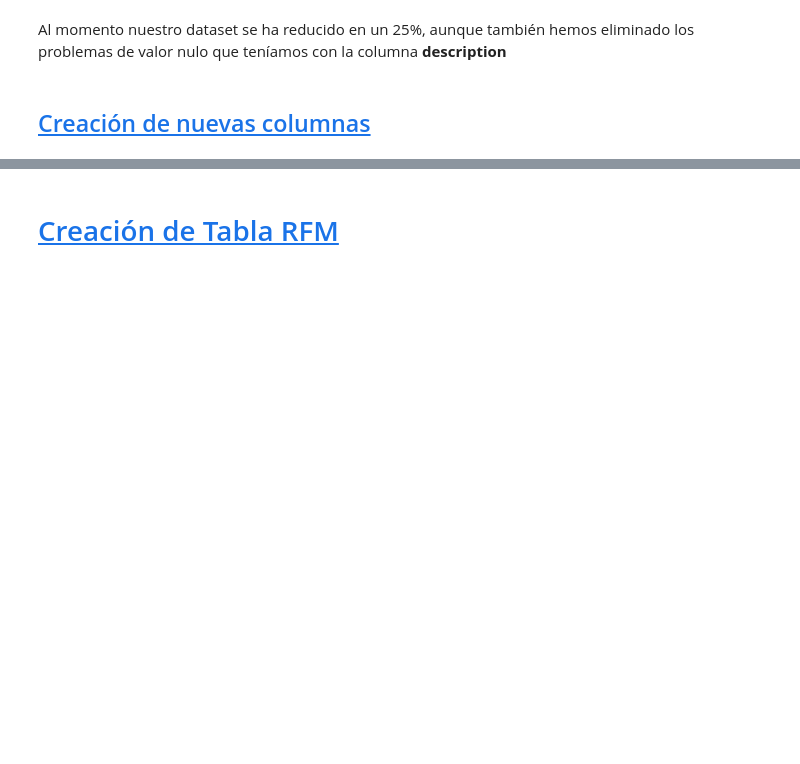
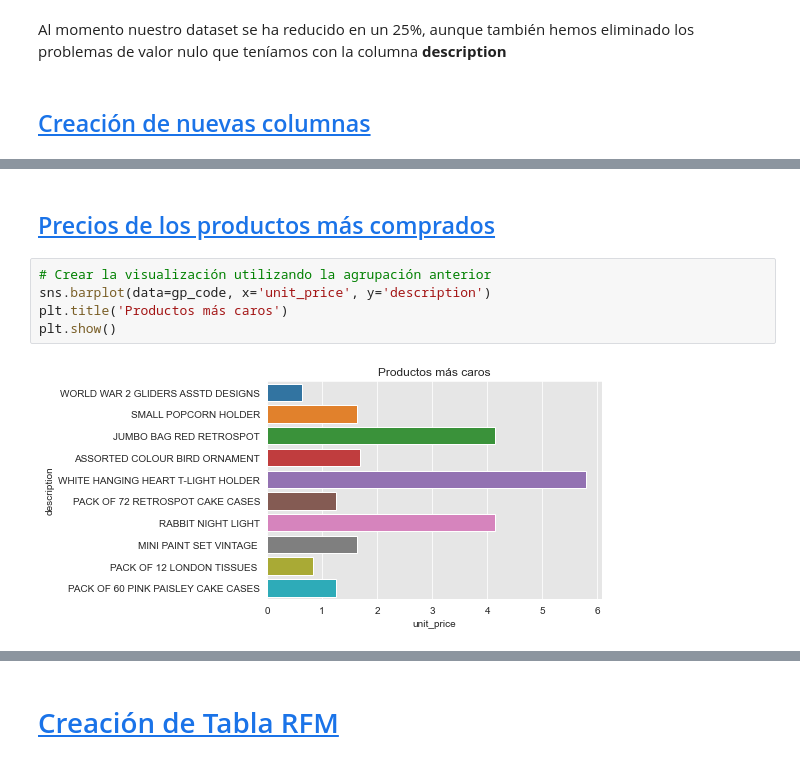
Before and after one commit to MaElmoon39/RetailSaviors, a Jupyter notebook: notebooks/segmentacion_clientes.ipynb, the cells around one changed output, grey strips where cells are left out. Drawn from its saved outputs; the diff is of its cells as text; blank space fills up the shorter version.

```diff
--- a/notebooks/segmentacion_clientes.ipynb
+++ b/notebooks/segmentacion_clientes.ipynb
@@ -287,0 +335,9 @@ Se creo una nueva columna llamada total para tener la cantidad comprada por prod
+# %% [markdown]
+## <a id='toc5_2_'></a>[Precios de los productos más comprados](#toc0_)
+# %%
+# Crear la visualización utilizando la agrupación anterior
+sns.barplot(data=gp_code, x='unit_price', y='description')
+plt.title('Productos más caros')
+plt.show()
+# %% [output]
+[figure, added]
```
Also changed, not shown: parts of 32 cells of this notebook.
